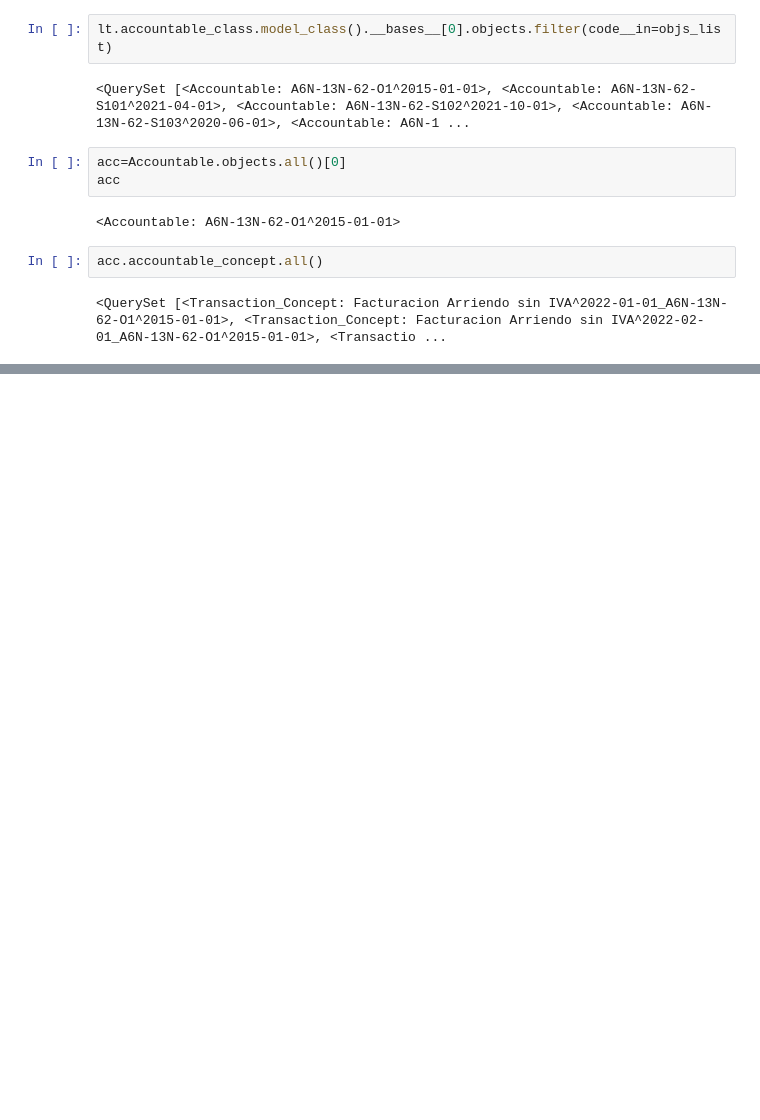
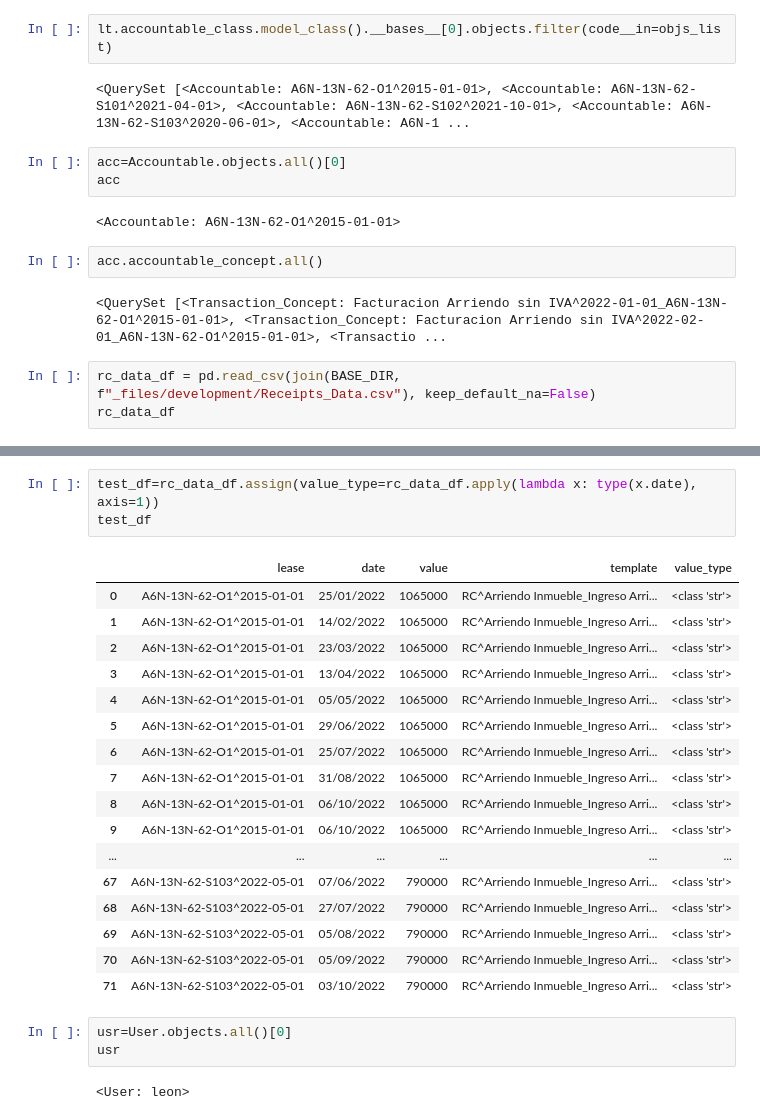
Before and after one commit to lcorkidi/adin_2022, a Jupyter notebook: scripts/Ledger_Template Use.ipynb, the cells around one changed output, grey strips where cells are left out. Cells and saved outputs as stored; diff of their text form; blank space fills up the shorter version.

```diff
--- a/scripts/Ledger_Template Use.ipynb
+++ b/scripts/Ledger_Template Use.ipynb
@@ -47,3 +51,6 @@ acc
 acc.accountable_concept.all()
 # %% [output]
 <QuerySet [<Transaction_Concept: Facturacion Arriendo sin IVA^2022-01-01_A6N-13N-62-O1^2015-01-01>, <Transaction_Concept: Facturacion Arriendo sin IVA^2022-02-01_A6N-13N-62-O1^2015-01-01>, <Transactio ...
+# %%
+rc_data_df = pd.read_csv(join(BASE_DIR, f"_files/development/Receipts_Data.csv"), keep_default_na=False)
+rc_data_df
@@ -49,0 +75,26 @@ acc.accountable_concept.all()
+# %%
+test_df=rc_data_df.assign(value_type=rc_data_df.apply(lambda x: type(x.date), axis=1))
+test_df
+# %% [output]
+|  | lease | date | value | template | value_type |
+| 0 | A6N-13N-62-O1^2015-01-01 | 25/01/2022 | 1065000 | RC^Arriendo Inmueble_Ingreso Arri... | <class 'str'> |
+| 1 | A6N-13N-62-O1^2015-01-01 | 14/02/2022 | 1065000 | RC^Arriendo Inmueble_Ingreso Arri... | <class 'str'> |
+| 2 | A6N-13N-62-O1^2015-01-01 | 23/03/2022 | 1065000 | RC^Arriendo Inmueble_Ingreso Arri... | <class 'str'> |
+| 3 | A6N-13N-62-O1^2015-01-01 | 13/04/2022 | 1065000 | RC^Arriendo Inmueble_Ingreso Arri... | <class 'str'> |
+| 4 | A6N-13N-62-O1^2015-01-01 | 05/05/2022 | 1065000 | RC^Arriendo Inmueble_Ingreso Arri... | <class 'str'> |
+| 5 | A6N-13N-62-O1^2015-01-01 | 29/06/2022 | 1065000 | RC^Arriendo Inmueble_Ingreso Arri... | <class 'str'> |
+| 6 | A6N-13N-62-O1^2015-01-01 | 25/07/2022 | 1065000 | RC^Arriendo Inmueble_Ingreso Arri... | <class 'str'> |
+| 7 | A6N-13N-62-O1^2015-01-01 | 31/08/2022 | 1065000 | RC^Arriendo Inmueble_Ingreso Arri... | <class 'str'> |
+| 8 | A6N-13N-62-O1^2015-01-01 | 06/10/2022 | 1065000 | RC^Arriendo Inmueble_Ingreso Arri... | <class 'str'> |
+| 9 | A6N-13N-62-O1^2015-01-01 | 06/10/2022 | 1065000 | RC^Arriendo Inmueble_Ingreso Arri... | <class 'str'> |
+| ... | ... | ... | ... | ... | ... |
+| 67 | A6N-13N-62-S103^2022-05-01 | 07/06/2022 | 790000 | RC^Arriendo Inmueble_Ingreso Arri... | <class 'str'> |
+| 68 | A6N-13N-62-S103^2022-05-01 | 27/07/2022 | 790000 | RC^Arriendo Inmueble_Ingreso Arri... | <class 'str'> |
+| 69 | A6N-13N-62-S103^2022-05-01 | 05/08/2022 | 790000 | RC^Arriendo Inmueble_Ingreso Arri... | <class 'str'> |
+| 70 | A6N-13N-62-S103^2022-05-01 | 05/09/2022 | 790000 | RC^Arriendo Inmueble_Ingreso Arri... | <class 'str'> |
+| 71 | A6N-13N-62-S103^2022-05-01 | 03/10/2022 | 790000 | RC^Arriendo Inmueble_Ingreso Arri... | <class 'str'> |
+# %%
+usr=User.objects.all()[0]
+usr
+# %% [output]
+<User: leon>
```
Also changed, not shown: parts of 4 cells of this notebook, 51 other files.
